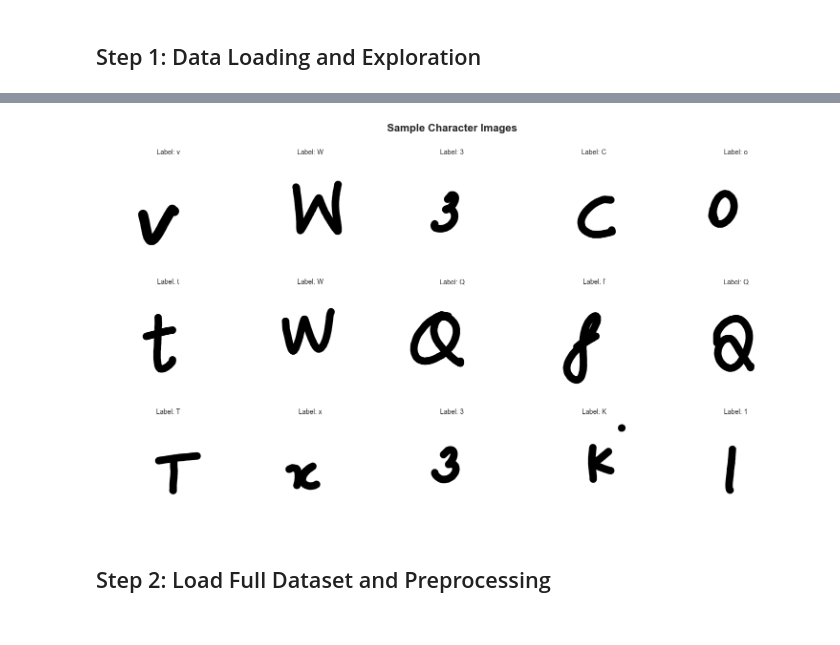
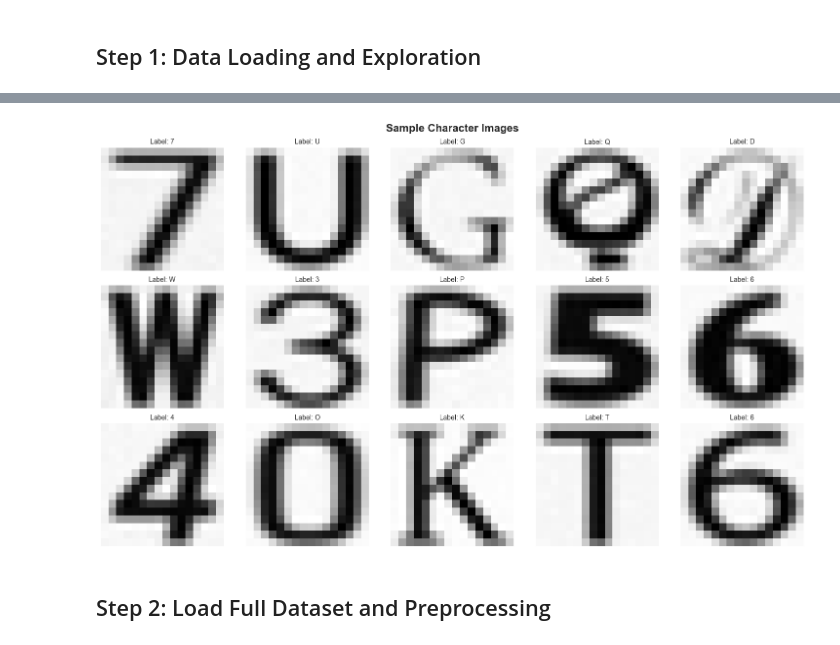
Before and after one commit to DHANYA-P-31/MachineLearning, a Jupyter notebook: CharacterRecognition/characterRecognition.ipynb, the cells around one changed output, grey strips where cells are left out. Cells and saved outputs as stored; diff of their text form; code cells hidden in the pictures.

```diff
--- a/CharacterRecognition/characterRecognition.ipynb
+++ b/CharacterRecognition/characterRecognition.ipynb
@@ -138,21 +152,32 @@ Number of classes: 62
 # %%
-# Visualize sample images (load directly from file paths)
+# Visualize sample images from folder structure
+import random
+
 fig, axes = plt.subplots(3, 5, figsize=(15, 9))
 fig.suptitle('Sample Character Images', fontsize=16, fontweight='bold')
 
-sample_rows = df.sample(15, random_state=42).reset_index(drop=True)
-for idx, row in sample_rows.iterrows():
-    ax = axes[idx // 5, idx % 5]
-    img_path = os.path.join('../data/', row['image'])
-    img = Image.open(img_path).convert('L')
-    ax.imshow(img, cmap='gray')
-    ax.set_title(f"Label: {row['label']}", fontsize=10)
-    ax.axis('off')
+# Randomly select 15 images from the loaded sample
+num_display = 15
+if len(X_sample) >= num_display:
+    sample_indices = random.sample(range(len(X_sample)), num_display)
+
+    for plot_idx, data_idx in enumerate(sample_indices):
+        ax = axes[plot_idx // 5, plot_idx % 5]
+
+        # Reshape the flattened array back to image
+        img_size = int(np.sqrt(X_sample[data_idx].shape[0]))
+        img_display = X_sample[data_idx].reshape(img_size, img_size)
+
+        ax.imshow(img_display, cmap='gray')
+        ax.set_title(f"Label: {y_sample[data_idx]}", fontsize=10)
+        ax.axis('off')
+else:
+    print(f"Not enough samples loaded ({len(X_sample)} < {num_display})")
 
 plt.tight_layout()
 plt.show()
 # %% [output]
-[figure, old version]
+[figure, new version]
 # %% [markdown]
 ## Step 2: Load Full Dataset and Preprocessing
 # %%
```
Also changed, not shown: parts of 18 cells of this notebook.
